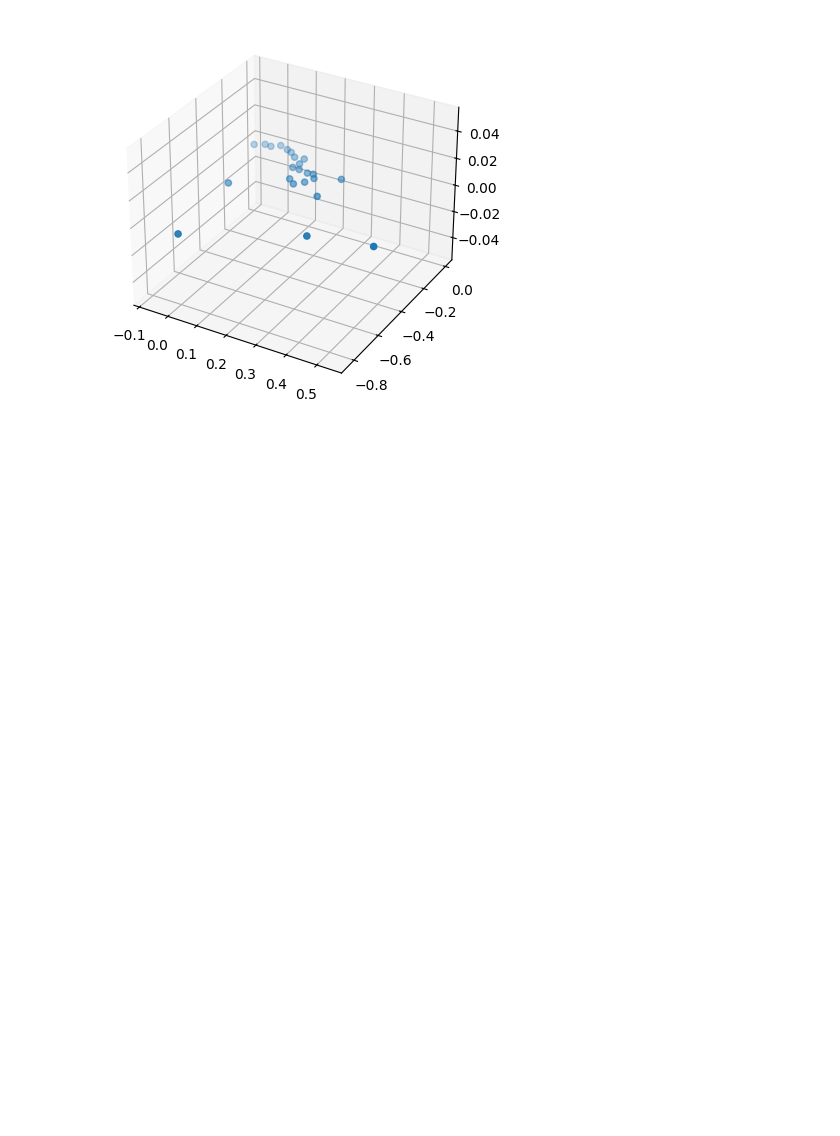
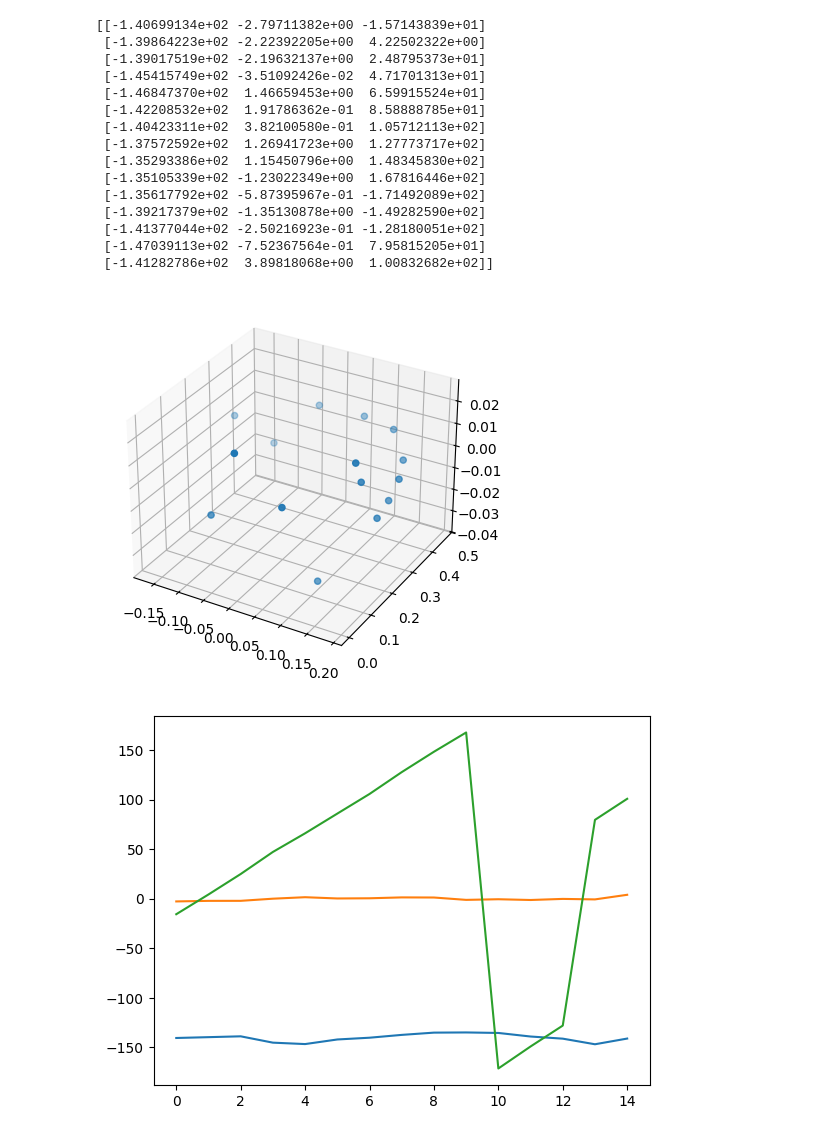
Before and after one commit to tauzn-clock/dust3r, a Jupyter notebook: masked_dust3r/scripts/visualise_transform.ipynb, the cells around one changed output. Drawn from its saved outputs; the diff is of its cells as text; code cells hidden in the pictures; blank space fills up the shorter version.

```diff
--- a/masked_dust3r/scripts/visualise_transform.ipynb
+++ b/masked_dust3r/scripts/visualise_transform.ipynb
@@ -14,22 +14,57 @@ DATA_PATH = "/dust3r/masked_dust3r/data/jackal_training_data_0"
 with open(os.path.join(DATA_PATH, "transforms.json"), "r") as f:
     transforms = json.load(f)
 # %%
+transforms["frames"] = rotate_best_fit_plane(transforms["frames"])
+
 points = []
+euler_angle = []
 for frame in transforms["frames"]:
     tf = frame["transform_matrix"]
     tf = np.array(tf).reshape(4, 4)
     points.append(tf[0:3, 3])
+    r = R.from_matrix(tf[0:3, 0:3])
+    euler_angle.append(r.as_euler('xyz', degrees=True))
 
 points = np.array(points)
-points = np.array(points)
+euler_angle = np.array(euler_angle)
+print(euler_angle)
 
 # Plot the points
 
 fig = plt.figure()
 ax = fig.add_subplot(111, projection='3d')
 ax.scatter(points[:, 0], points[:, 1], points[:, 2])
 
+# Plot the euler angles with respect to index
+fig = plt.figure()
+ax = fig.add_subplot(111)
+ax.plot(euler_angle[:, 0], label="x")
+ax.plot(euler_angle[:, 1], label="y")
+ax.plot(euler_angle[:, 2], label="z")
+
+# Plot the points with respect to index
+fig = plt.figure()
+ax = fig.add_subplot(111)
+ax.plot(points[:, 0] - points[:,0].sum()/len(points[:,0]), label="x")
+ax.plot(points[:, 1] - points[:,1].sum()/len(points[:,1]), label="y")
+ax.plot(points[:, 2] - points[:,2].sum()/len(points[:,2]), label="z")
 
 plt.show()
 # %% [output]
+[[-1.40699134e+02 -2.79711382e+00 -1.57143839e+01]
+ [-1.39864223e+02 -2.22392205e+00  4.22502322e+00]
+ [-1.39017519e+02 -2.19632137e+00  2.48795373e+01]
+ [-1.45415749e+02 -3.51092426e-02  4.71701313e+01]
+ [-1.46847370e+02  1.46659453e+00  6.59915524e+01]
+ [-1.42208532e+02  1.91786362e-01  8.58888785e+01]
+ [-1.40423311e+02  3.82100580e-01  1.05712113e+02]
+ [-1.37572592e+02  1.26941723e+00  1.27773717e+02]
+ [-1.35293386e+02  1.15450796e+00  1.48345830e+02]
+ [-1.35105339e+02 -1.23022349e+00  1.67816446e+02]
+ [-1.35617792e+02 -5.87395967e-01 -1.71492089e+02]
+ [-1.39217379e+02 -1.35130878e+00 -1.49282590e+02]
+ [-1.41377044e+02 -2.50216923e-01 -1.28180051e+02]
+ [-1.47039113e+02 -7.52367564e-01  7.95815205e+01]
+ [-1.41282786e+02  3.89818068e+00  1.00832682e+02]]
-[figure, old version]
+[figure, new version]
+[figure, added]
```
Also changed, not shown: parts of 1 cell of this notebook.
